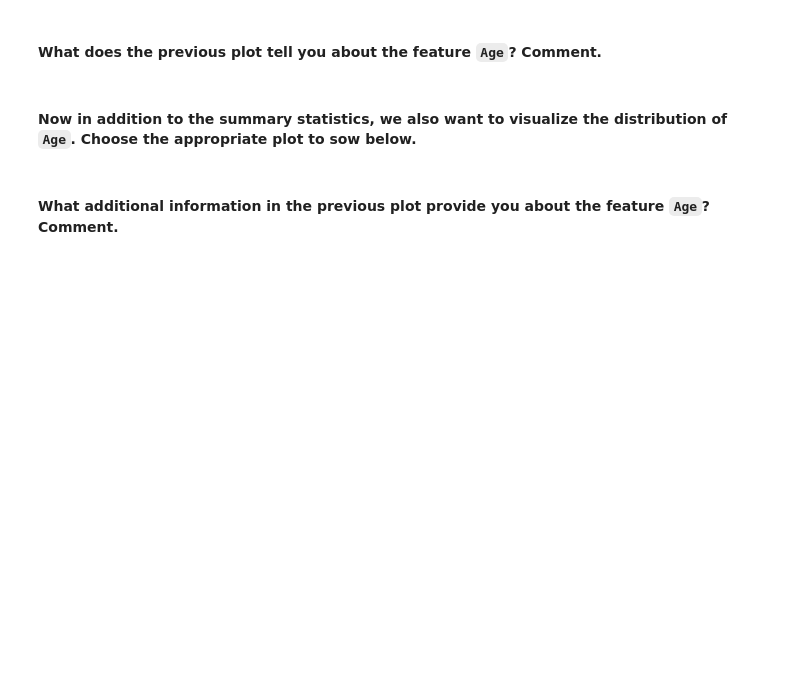
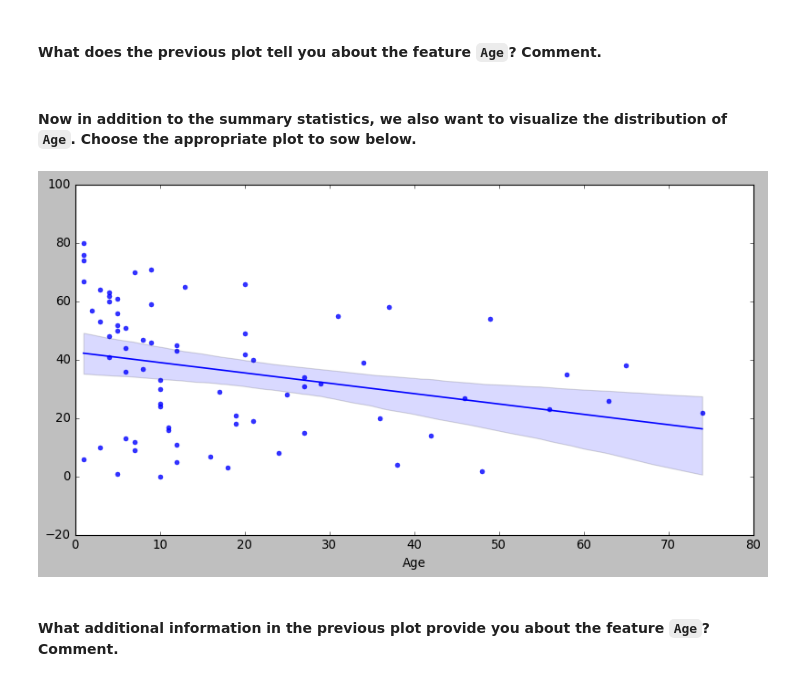
Before and after one commit to Ironhack-Part-Time-Enero2022/lab-visualization-extra, a Jupyter notebook: challenge-2.ipynb, the cells around one changed output. Drawn from its saved outputs; the diff is of its cells as text; code cells hidden in the pictures; blank space fills up the shorter version.

```diff
--- a/challenge-2.ipynb
+++ b/challenge-2.ipynb
@@ -179,3 +177,7 @@ plt.show
+# %%
+tabla_dist_age = sns.regplot(x=age_count, y=age_ages, data=titanic)
+# %% [output]
+[figure, added]
 # %% [markdown]
 #### What additional information in the previous plot provide you about the feature `Age`? Comment.
 # %%
```
Also changed, not shown: parts of 8 cells of this notebook.
